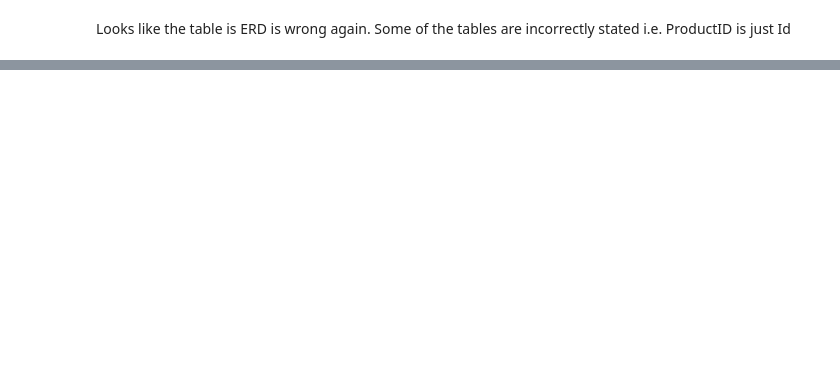
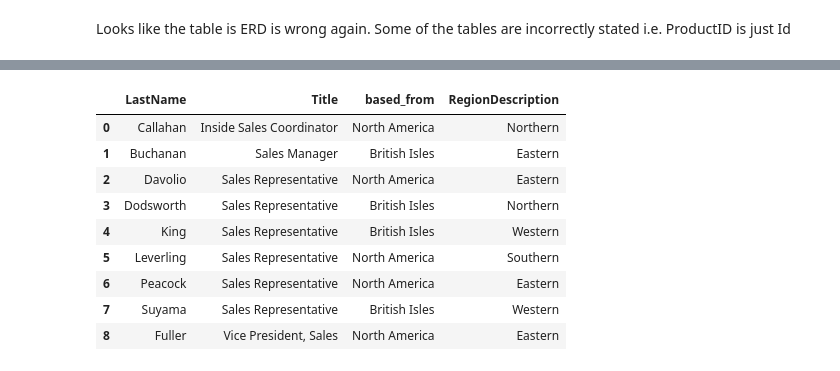
Before and after one commit to Socjon/dsc-2-final-project-online-ds-pt-100118, a Jupyter notebook: rough.ipynb, the cells around one changed output, grey strips where cells are left out. Cells and saved outputs as stored; diff of their text form; code cells hidden in the pictures; blank space fills up the shorter version.

```diff
--- a/rough.ipynb
+++ b/rough.ipynb
@@ -259,0 +388,11 @@ Next steps: Compare the JOIN statements. An inner join gave me less stuff. WHY?
+# %%
+q = '''SELECT e.LastName, e.Title, e.Region as based_from, r.RegionDescription FROM Employee e \
+LEFT JOIN EmployeeTerritory et ON e.Id = et.EmployeeId \
+LEFT JOIN Territory t ON et.TerritoryId = t.Id \
+LEFT JOIN Region r ON t.RegionId = r.Id \
+GROUP BY e.LastName \
+ORDER BY e.Title'''
+
+df6 = pd.read_sql_query(q, engine)
+df6
+# %% [output]
@@ -259,0 +401,10 @@ Next steps: Compare the JOIN statements. An inner join gave me less stuff. WHY?
+|  | LastName | Title | based_from | RegionDescription |
+| 0 | Callahan | Inside Sales Coordinator | North America | Northern |
+| 1 | Buchanan | Sales Manager | British Isles | Eastern |
+| 2 | Davolio | Sales Representative | North America | Eastern |
+| 3 | Dodsworth | Sales Representative | British Isles | Northern |
+| 4 | King | Sales Representative | British Isles | Western |
+| 5 | Leverling | Sales Representative | North America | Southern |
+| 6 | Peacock | Sales Representative | North America | Eastern |
+| 7 | Suyama | Sales Representative | British Isles | Western |
+| 8 | Fuller | Vice President, Sales | North America | Eastern |
```
Also changed, not shown: parts of 25 cells of this notebook, 1 other file.
